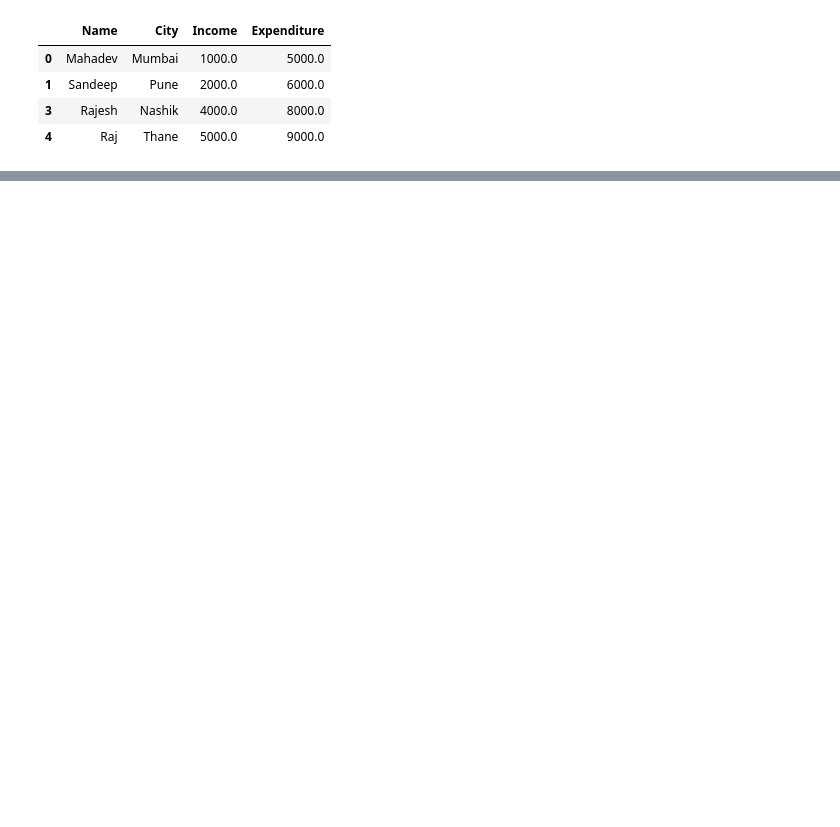
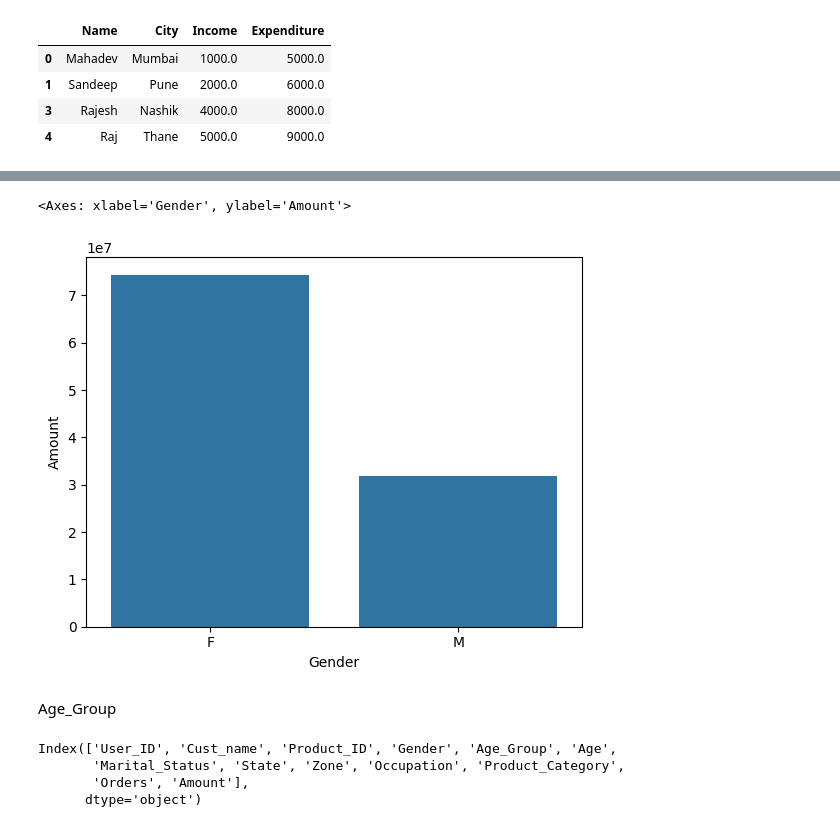
Before and after one commit to SandeepMuhal88/BasictoAdvnce_python_project, a Jupyter notebook: Data_Analysis_Project/Dipwali_Analysis_project/Diwali_sales_analysis.ipynb, the cells around one changed output, grey strips where cells are left out. Saved outputs shown, nothing was run; the diff lists cells and outputs as text; code cells hidden in the pictures; blank space fills up the shorter version.

```diff
--- a/Data_Analysis_Project/Dipwali_Analysis_project/Diwali_sales_analysis.ipynb
+++ b/Data_Analysis_Project/Dipwali_Analysis_project/Diwali_sales_analysis.ipynb
@@ -142,0 +234,15 @@ df_test
+# %%
+sals_gen=df.groupby(['Gender'], as_index=False)['Amount'].sum().sort_values(by='Amount',ascending=False)
+sns.barplot(x='Gender',y='Amount',data=sals_gen)
+# %% [output]
+<Axes: xlabel='Gender', ylabel='Amount'>
+[figure, added]
+# %% [markdown]
+Age_Group
+# %%
+df.columns
+# %% [output]
+Index(['User_ID', 'Cust_name', 'Product_ID', 'Gender', 'Age_Group', 'Age',
+       'Marital_Status', 'State', 'Zone', 'Occupation', 'Product_Category',
+       'Orders', 'Amount'],
+      dtype='object')
```
Also changed, not shown: parts of 29 cells of this notebook.
